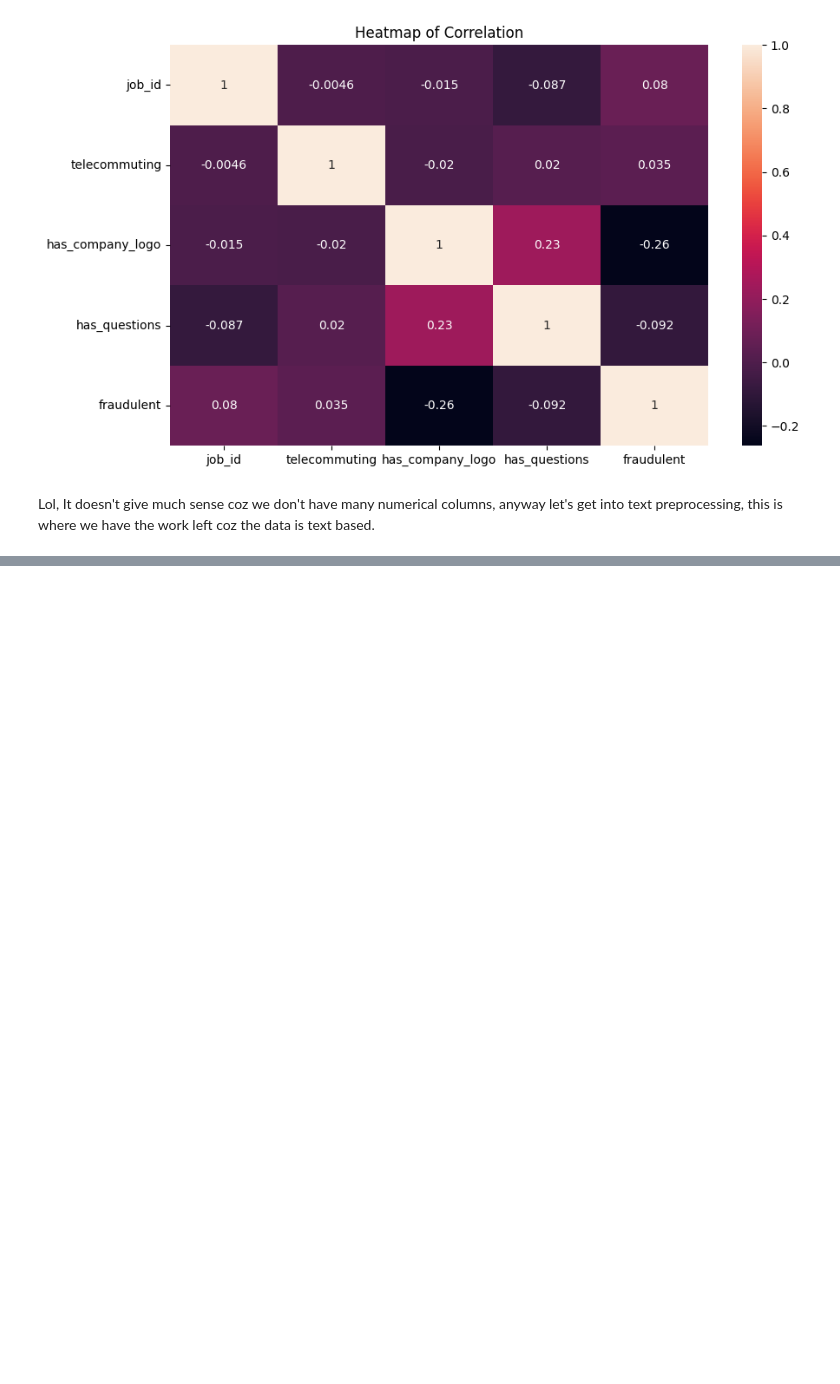
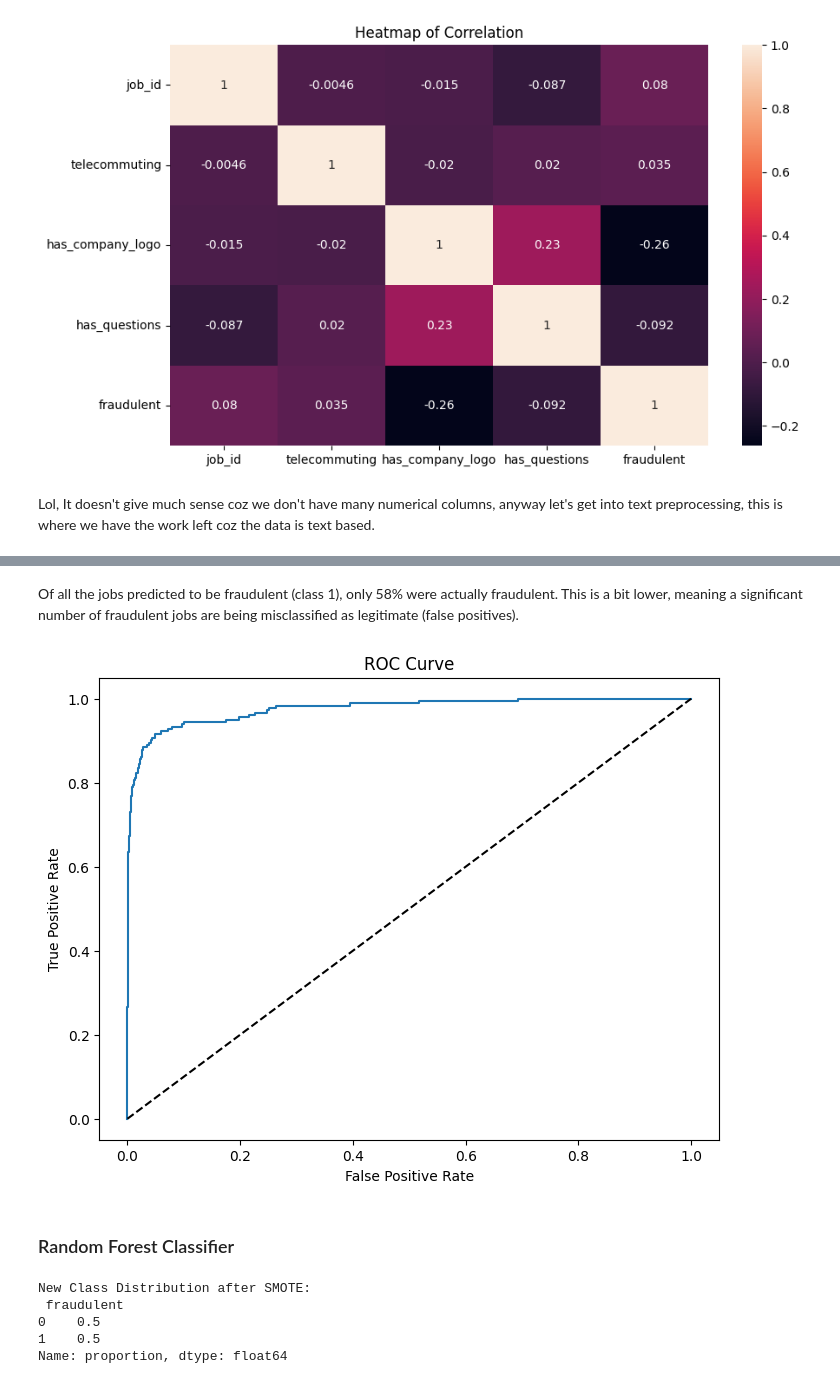
Before and after one commit to VictorAbhi/Job_Scam_Prediction, a Jupyter notebook: job_scam_prediction.ipynb, the cells around one changed output, grey strips where cells are left out. Cells and saved outputs as stored; diff of their text form; code cells hidden in the pictures; blank space fills up the shorter version.

```diff
--- a/job_scam_prediction.ipynb
+++ b/job_scam_prediction.ipynb
@@ -273,0 +285,18 @@ X_test_tfidf = tfidf_vectorizer.transform(X_test)
+# %% [markdown]
+<p>Of all the jobs predicted to be fraudulent (class 1), only 58% were actually fraudulent. This is a bit lower, meaning a significant number of fraudulent jobs are being misclassified as legitimate (false positives).</p>
+# %%
+# plot roc-auc curve
+from sklearn.metrics import roc_curve, roc_auc_score
+y_pred_proba = logreg.predict_proba(X_test_tfidf)[:, 1]
+fpr, tpr, thresholds = roc_curve(y_test, y_pred_proba)
+plt.figure(figsize=(8, 6))
+plt.plot(fpr, tpr)
+plt.plot([0, 1], [0, 1], 'k--')
+plt.xlabel('False Positive Rate')
+plt.ylabel('True Positive Rate')
+plt.title('ROC Curve')
+plt.show()
+# %% [output]
+[figure, added]
+# %% [markdown]
+### Random Forest Classifier
@@ -273,0 +308,10 @@ X_test_tfidf = tfidf_vectorizer.transform(X_test)
+# %%
+# Check the new class distribution after SMOTE
+smote_class_distribution = pd.Series(y_train_smote).value_counts(normalize=True)
+print("New Class Distribution after SMOTE:\n", smote_class_distribution)
+# %% [output]
+New Class Distribution after SMOTE:
+ fraudulent
+0    0.5
+1    0.5
+Name: proportion, dtype: float64
```
Also changed, not shown: parts of 23 cells of this notebook, 5 other files.
